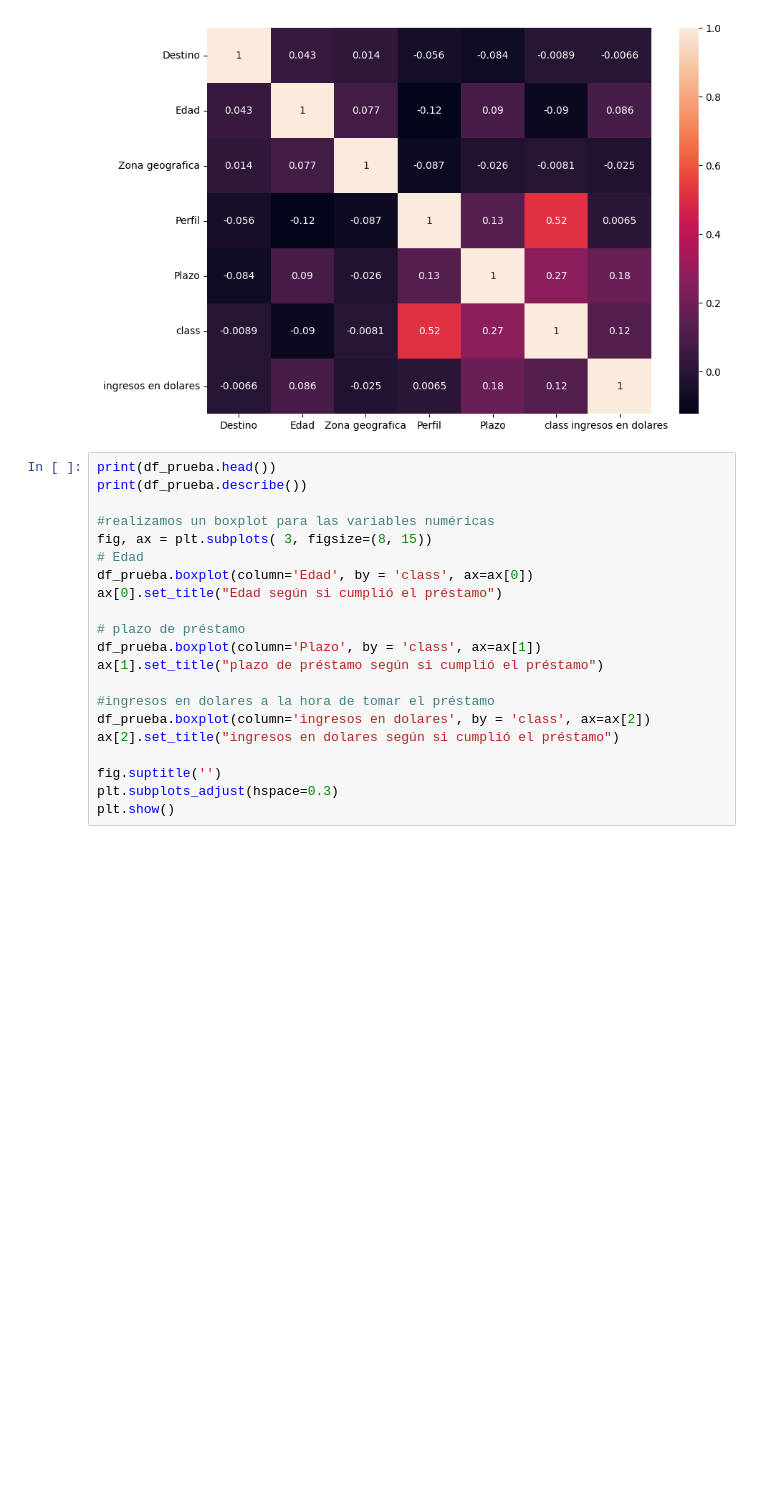
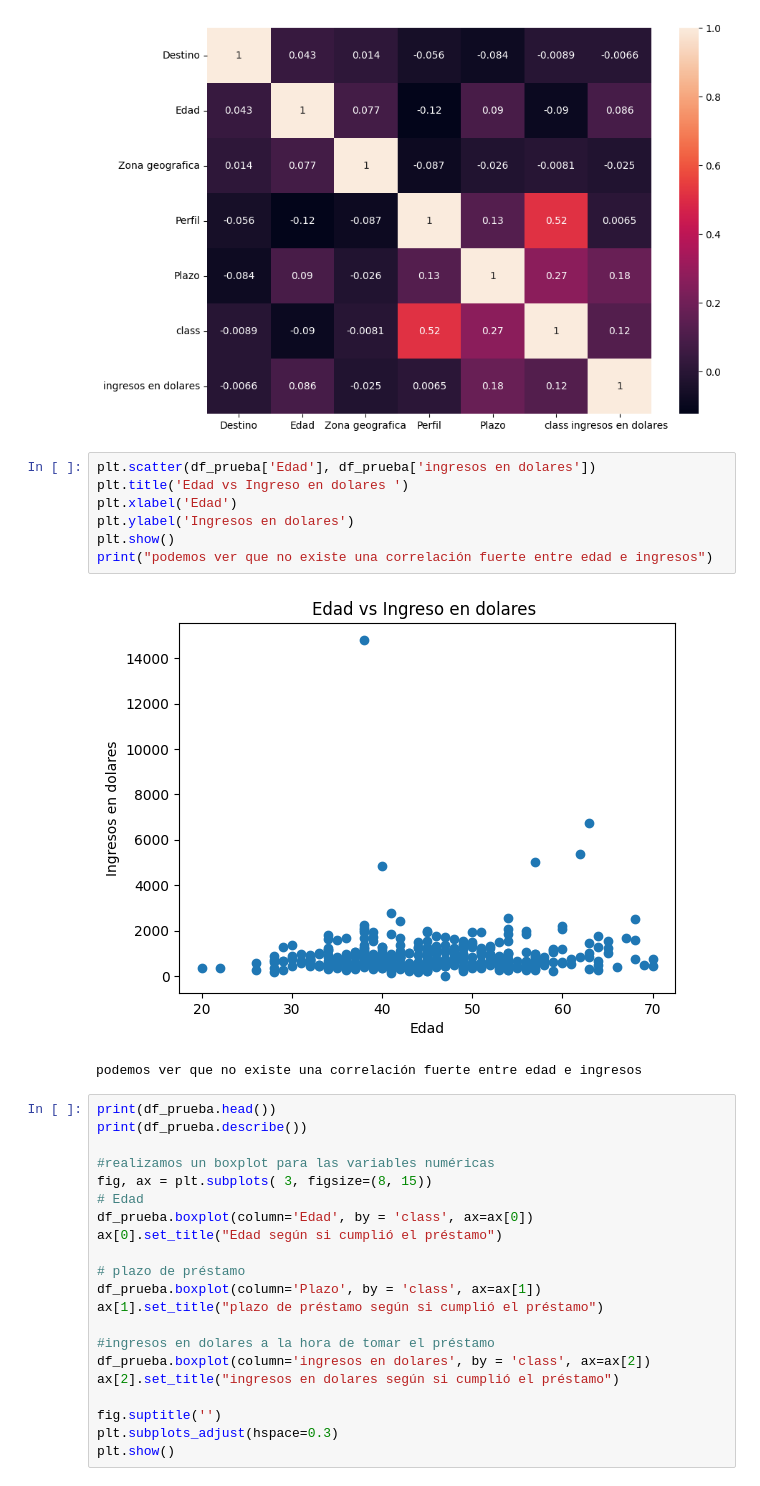
Before and after one commit to HANNNNSEN/AnalisisPrestamos, a Jupyter notebook: AnalisisPrestamos.ipynb, the cells around one changed output. Saved outputs shown, nothing was run; the diff lists cells and outputs as text; blank space fills up the shorter version.

```diff
--- a/AnalisisPrestamos.ipynb
+++ b/AnalisisPrestamos.ipynb
@@ -165,6 +165,16 @@ sns.heatmap(df_prueba.select_dtypes(include='number').corr(), annot = True, cmap
 # %% [output]
 <Axes: >
 [figure]
+# %%
+plt.scatter(df_prueba['Edad'], df_prueba['ingresos en dolares'])
+plt.title('Edad vs Ingreso en dolares ')
+plt.xlabel('Edad')
+plt.ylabel('Ingresos en dolares')
+plt.show()
+print("podemos ver que no existe una correlación fuerte entre edad e ingresos")
+# %% [output]
+[figure, added]
+podemos ver que no existe una correlación fuerte entre edad e ingresos
 # %%
 print(df_prueba.head())
 print(df_prueba.describe())
```
